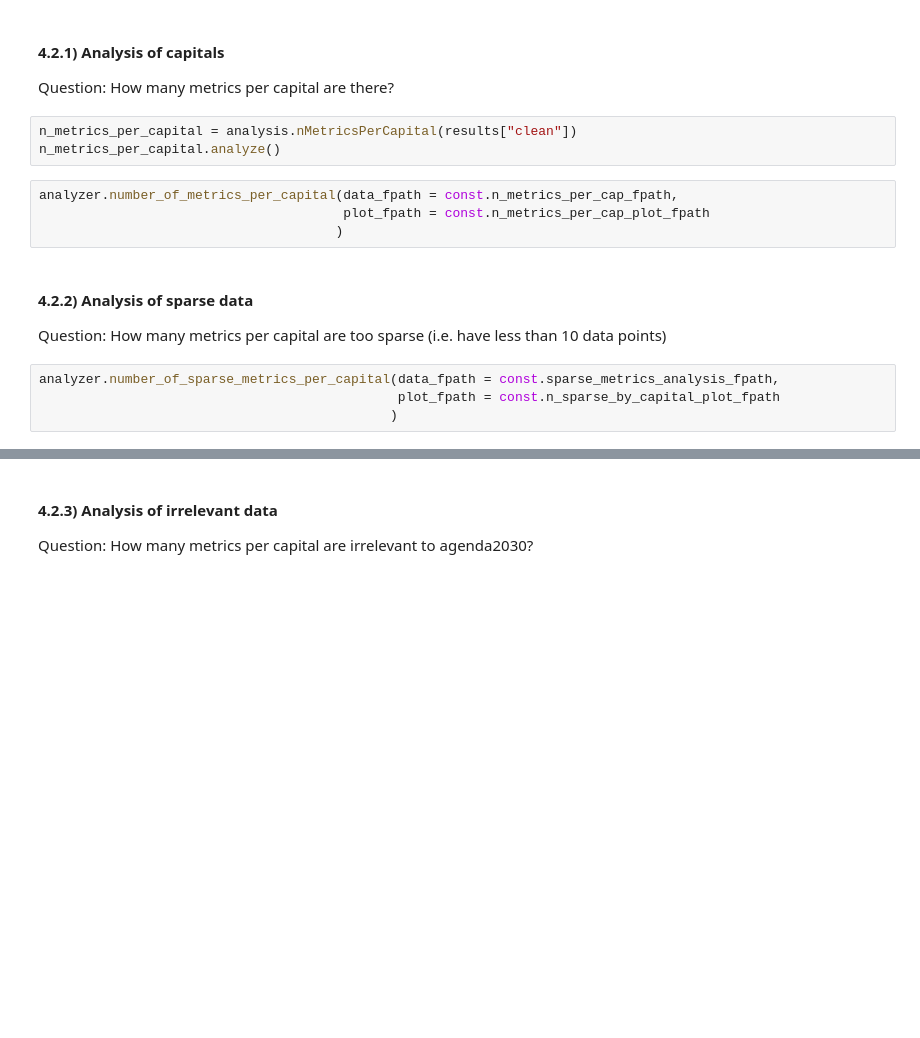
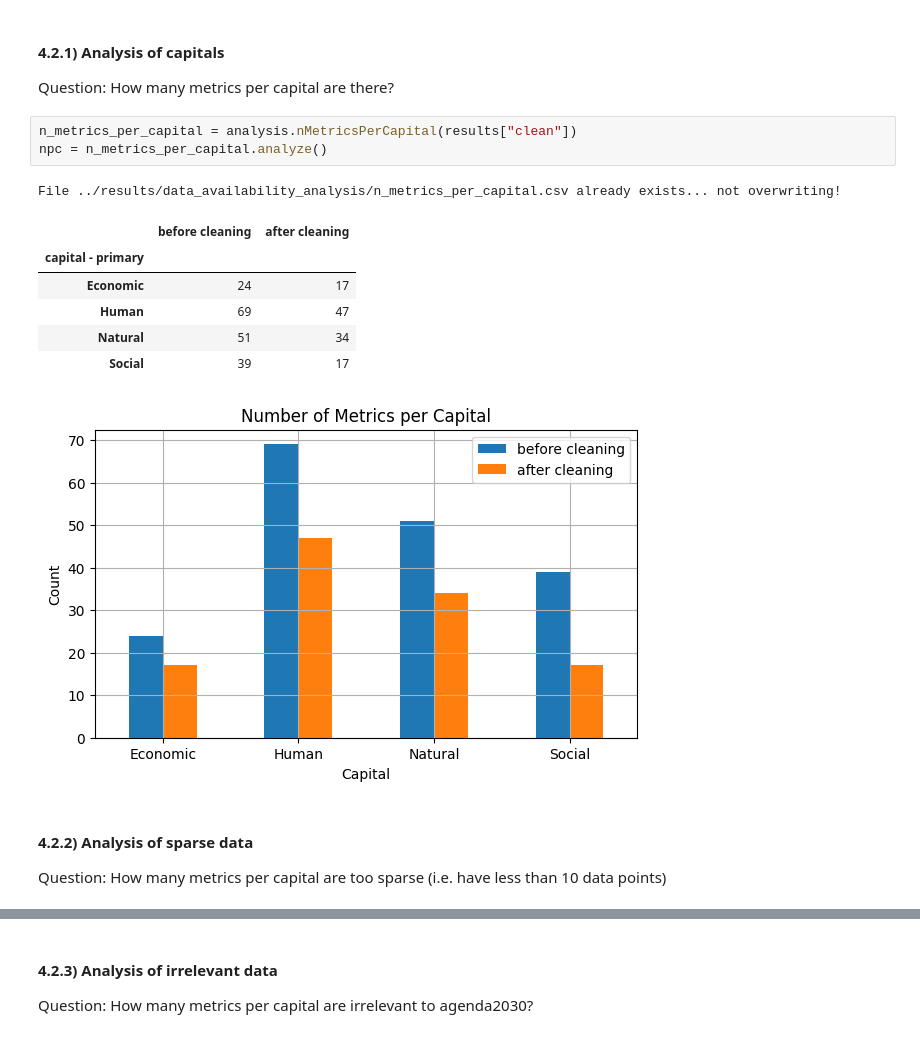
Before and after one commit to B-Lab-Switzerland/sipi-data-analysis, a Jupyter notebook: MONET_Analysis/notebooks/monet_data_analysis.ipynb, the cells around one changed output, grey strips where cells are left out. Cells and saved outputs as stored; diff of their text form; blank space fills up the shorter version.

Commit message:
All analyses are now moved into the monet_analysis.py script. Each analysis has its own class.

```diff
--- a/MONET_Analysis/notebooks/monet_data_analysis.ipynb
+++ b/MONET_Analysis/notebooks/monet_data_analysis.ipynb
@@ -53,16 +100,17 @@ analyzer = analysis.MonetAnalyzer(results)
 Question: How many metrics per capital are there?
 # %%
 n_metrics_per_capital = analysis.nMetricsPerCapital(results["clean"])
-n_metrics_per_capital.analyze()
+npc = n_metrics_per_capital.analyze()
+# %% [output]
+File ../results/data_availability_analysis/n_metrics_per_capital.csv already exists... not overwriting!
+|  | before cleaning | after cleaning |
+| capital - primary |  |  |
+| Economic | 24 | 17 |
+| Human | 69 | 47 |
+| Natural | 51 | 34 |
+| Social | 39 | 17 |
+[figure, added]
-# %%
-analyzer.number_of_metrics_per_capital(data_fpath = const.n_metrics_per_cap_fpath,
-                                       plot_fpath = const.n_metrics_per_cap_plot_fpath
-                                      )
 # %% [markdown]
 #### 4.2.2) Analysis of sparse data
 
 Question: How many metrics per capital are too sparse (i.e. have less than 10 data points)
-# %%
-analyzer.number_of_sparse_metrics_per_capital(data_fpath = const.sparse_metrics_analysis_fpath,
-                                              plot_fpath = const.n_sparse_by_capital_plot_fpath
-                                             )
```
Also changed, not shown: parts of 44 cells of this notebook, 4 other files.
